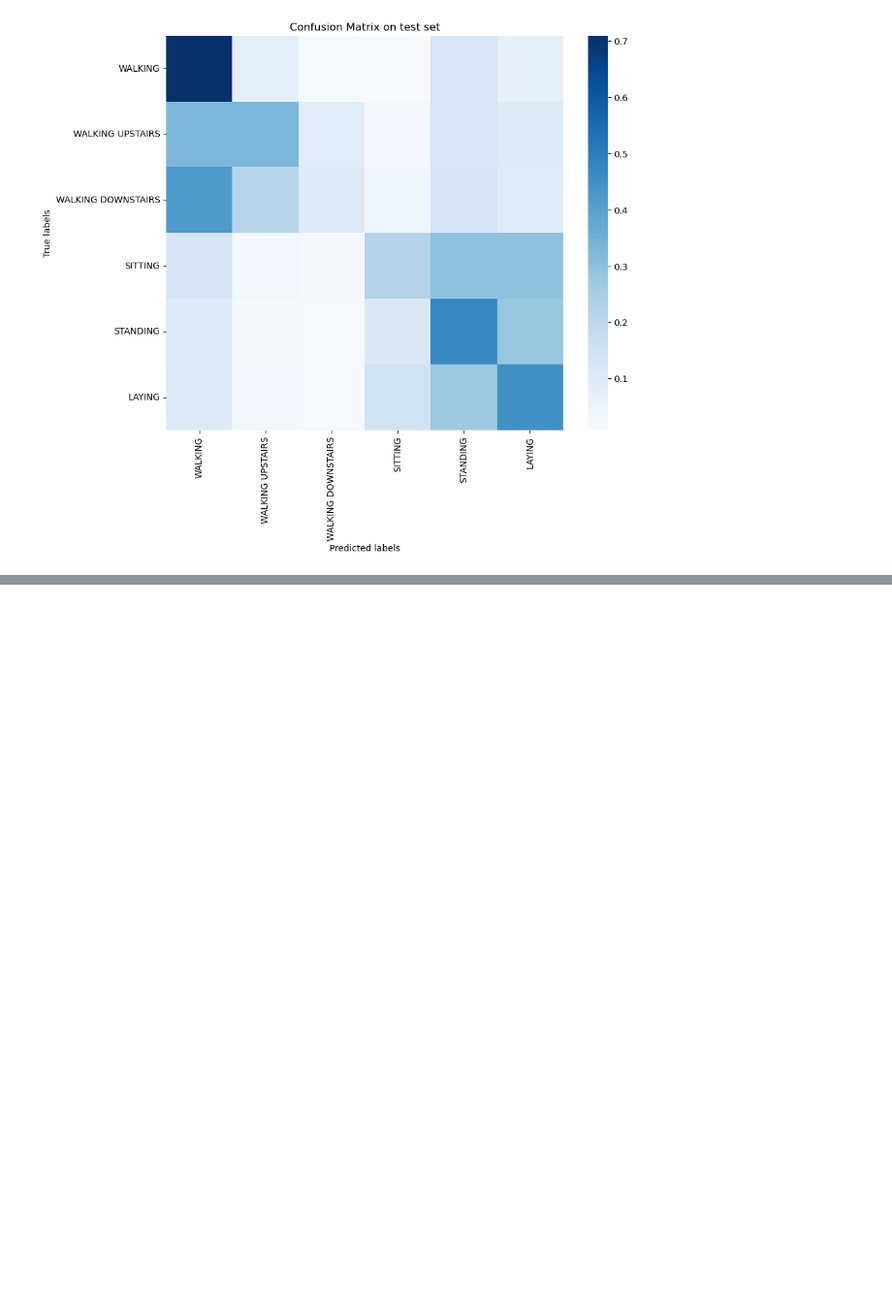
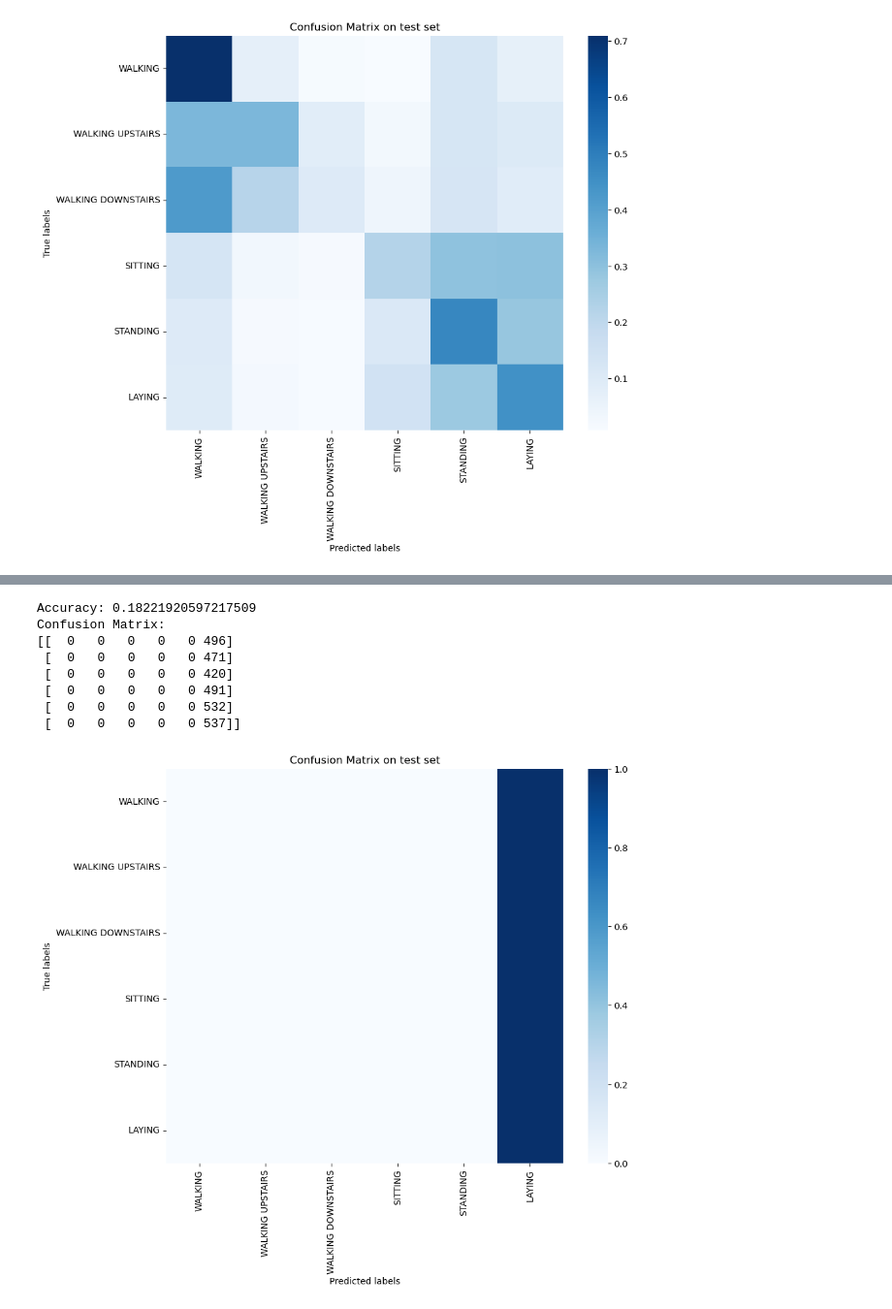
Before and after one commit to AlexiaALLAL/Mixt_december, a Jupyter notebook: Unsupervised_Feature_Alignment_with_Soft_DTW.ipynb, the cells around one changed output, grey strips where cells are left out. Shown at 97% size. Drawn from its saved outputs; the diff is of its cells as text; code cells hidden in the pictures; blank space fills up the shorter version.

Commit message:
Task 6 bonus : compare with a normal network

```diff
--- a/Unsupervised_Feature_Alignment_with_Soft_DTW.ipynb
+++ b/Unsupervised_Feature_Alignment_with_Soft_DTW.ipynb
@@ -564,0 +650,40 @@ Confusion Matrix:
+# %%
+# Evaluate the simple model
+def evaluate(model, test_loader):
+    model.eval()
+    y_pred = []
+    y_true = []
+    for i, (seq, label) in enumerate(test_loader):
+        out = model(seq)
+        pred = torch.argmax(out, dim=1)
+        y_pred.extend(pred.detach().numpy())
+        y_true.extend(label.detach().numpy())
+    return y_true, y_pred
+
+y_true, y_pred = evaluate(simple_model, test_loader)
+accuracy = accuracy_score(y_true, y_pred)
+conf_matrix = confusion_matrix(y_true, y_pred)
+
+print(f"Accuracy: {accuracy}")
+print(f"Confusion Matrix:\n{conf_matrix}")
+
+# Plot the confusion matrix
+plt.figure(figsize=(10, 8))
+conf_matrix = confusion_matrix(y_true, y_pred, normalize='true')
+sns.heatmap(
+    conf_matrix, fmt='g', cmap='Blues',
+    xticklabels=labels.values(), yticklabels=labels.values())
+plt.xlabel('Predicted labels')
+plt.ylabel('True labels')
+plt.title('Confusion Matrix on test set')
+plt.show()
+# %% [output]
+Accuracy: 0.18221920597217509
+Confusion Matrix:
+[[  0   0   0   0   0 496]
+ [  0   0   0   0   0 471]
+ [  0   0   0   0   0 420]
+ [  0   0   0   0   0 491]
+ [  0   0   0   0   0 532]
+ [  0   0   0   0   0 537]]
+[figure, added]
```
Also changed, not shown: parts of 3 cells of this notebook.
